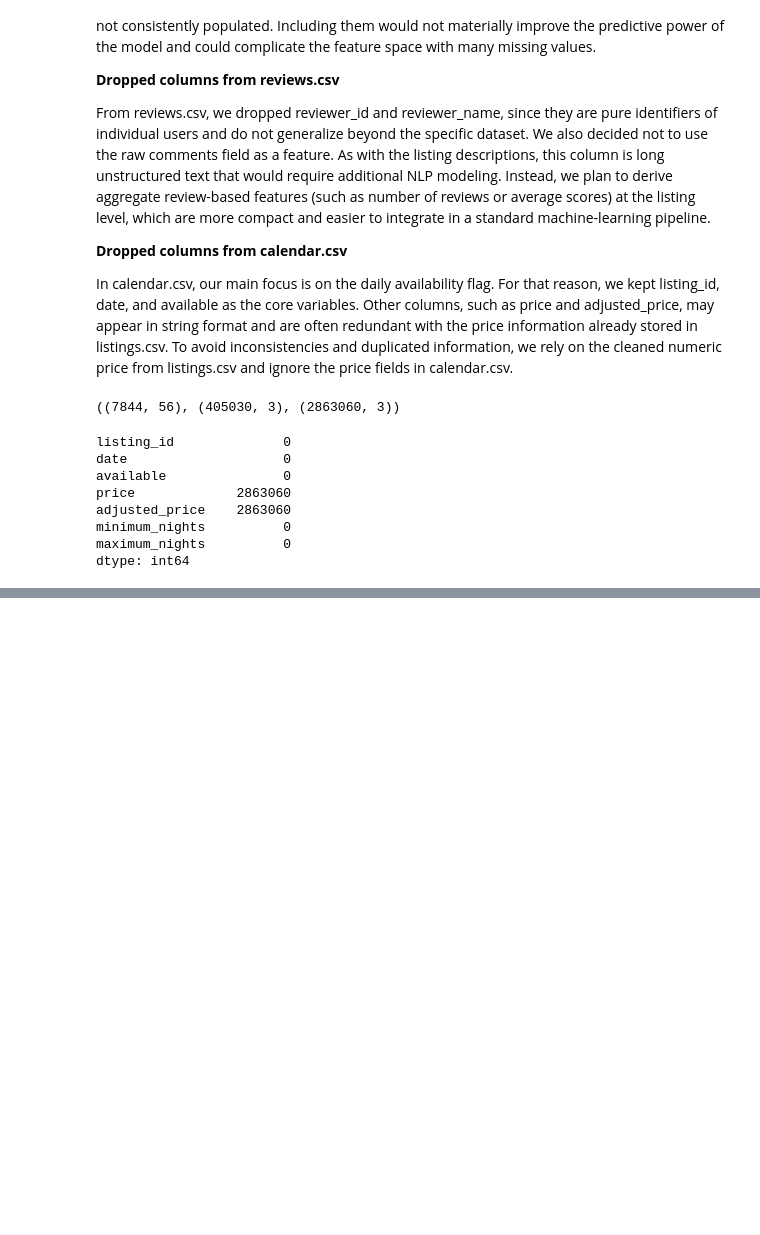
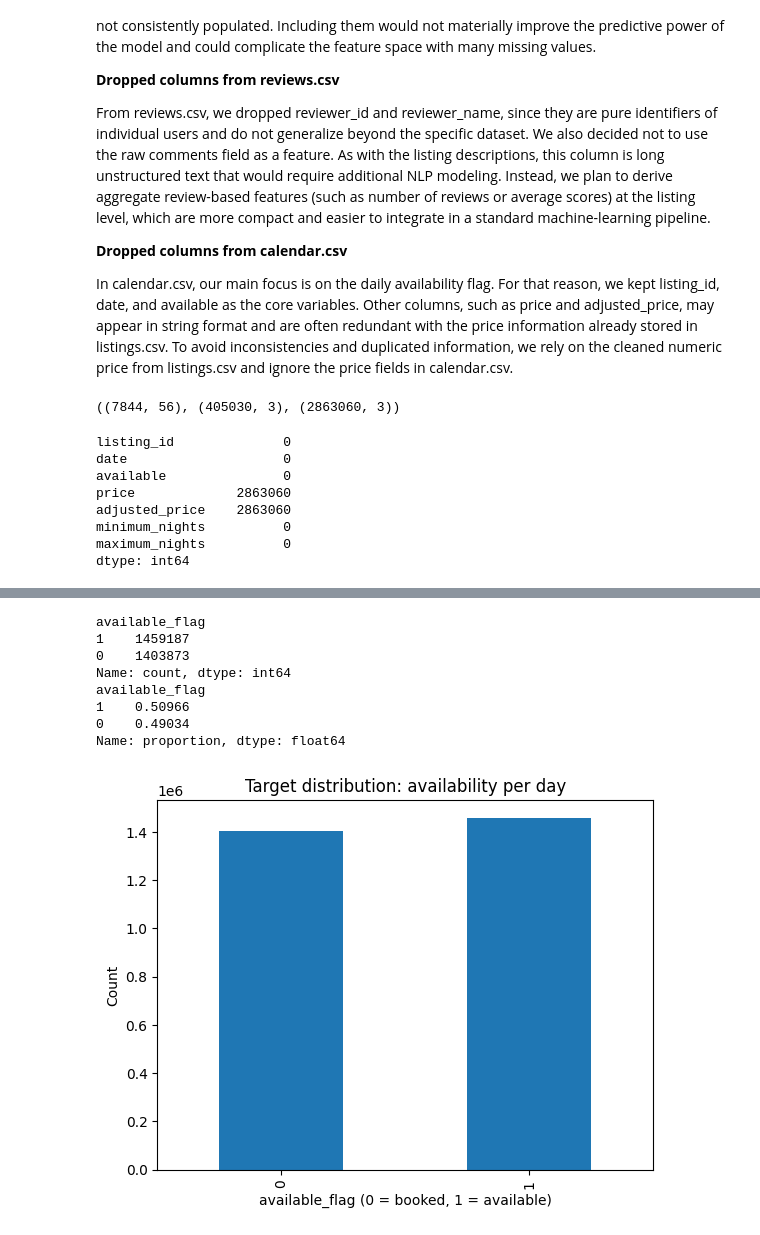
Before and after one commit to MateoBarredaR/hackaton1, a Jupyter notebook: kika.ipynb, the cells around one changed output, grey strips where cells are left out. Saved outputs shown, nothing was run; the diff lists cells and outputs as text; code cells hidden in the pictures; blank space fills up the shorter version.

Commit message:
Added EDA analysis and graphs

```diff
--- a/kika.ipynb
+++ b/kika.ipynb
@@ -189,0 +256,26 @@ dtype: int64
+# %%
+# Merge datasets
+
+import pandas as pd
+import matplotlib.pyplot as plt
+
+# Convert date to datetime
+calendar_clean["date"] = pd.to_datetime(calendar_clean["date"], errors="coerce")
+
+# Create binary target: 1 = available, 0 = not available
+# Airbnb calendar usually stores "t"/"f"
+calendar_clean["available_flag"] = calendar_clean["available"].map({"t": 1, "f": 0})
+
+# Drop rows where target is missing (if any)
+calendar_clean = calendar_clean.dropna(subset=["available_flag"])
+calendar_clean["available_flag"] = calendar_clean["available_flag"].astype(int)
+
+base_df = calendar_clean.merge(
+    listings_clean,
+    left_on="listing_id",
+    right_on="id",
+    how="left"
+)
+
+print(base_df.shape)
+base_df.head()
@@ -189,0 +291,24 @@ dtype: int64
+# %%
+# Graph target distribution
+
+# Value counts of the target
+print(base_df["available_flag"].value_counts())
+print(base_df["available_flag"].value_counts(normalize=True))
+
+# Plot distribution of the target
+plt.figure()
+base_df["available_flag"].value_counts().sort_index().plot(kind="bar")
+plt.xlabel("available_flag (0 = booked, 1 = available)")
+plt.ylabel("Count")
+plt.title("Target distribution: availability per day")
+plt.show()
+# %% [output]
+available_flag
+1    1459187
+0    1403873
+Name: count, dtype: int64
+available_flag
+1    0.50966
+0    0.49034
+Name: proportion, dtype: float64
+[figure, added]
```
Also changed, not shown: parts of 11 cells of this notebook.
